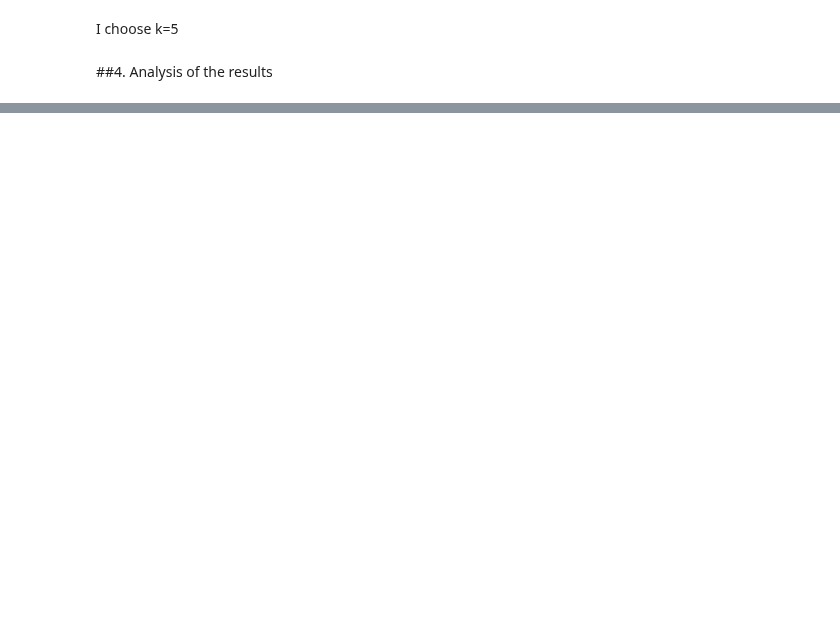
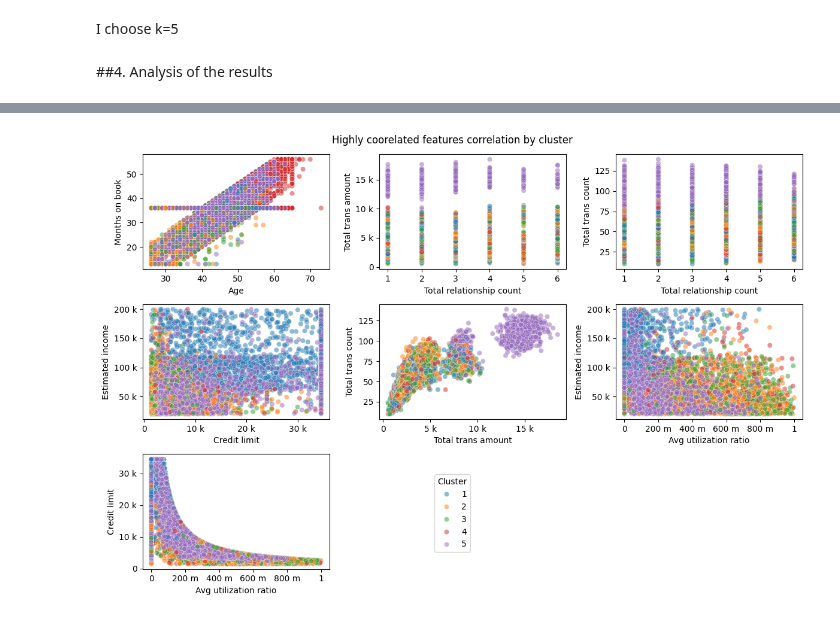
Before and after one commit to Krzesimir13/DataQuest, a Jupyter notebook: credit_card.ipynb, the cells around one changed output, grey strips where cells are left out. Saved outputs shown, nothing was run; the diff lists cells and outputs as text; code cells hidden in the pictures; blank space fills up the shorter version.

```diff
--- a/credit_card.ipynb
+++ b/credit_card.ipynb
@@ -257,0 +258,7 @@ plt.show()
+# %%
+pairs = corr.abs().unstack().reset_index()
+pairs.columns = ['x1', 'x2', 'value']
+
+correlated = pairs.query('x1 < x2 & abs(value) >= 0.2')\
+  .loc[:, ['x1', 'x2']].values.tolist()
+correlated
@@ -257,0 +273,29 @@ plt.show()
+# %%
+fig, axes = plt.subplots(3, 3, figsize=(12, 8))
+
+axes = axes.flat
+
+fig.suptitle('Highly coorelated features correlation by cluster')
+
+for i, col in enumerate(correlated):
+  sns.scatterplot(data=customers, x=correlated[i][0], y=correlated[i][1],
+                  hue='cluster', ax=axes[i],
+                  legend=(i==0), palette='tab10', alpha=0.5)
+  axes[i].set_xlabel(correlated[i][0].capitalize().replace('_', ' '))
+  axes[i].set_ylabel(correlated[i][1].capitalize().replace('_', ' '))
+  axes[i].xaxis.set_major_formatter(EngFormatter())
+  axes[i].yaxis.set_major_formatter(EngFormatter())
+
+for j in range(7, 9):
+    fig.delaxes(axes[j])
+
+handles, labels = axes[0].get_legend_handles_labels()
+axes[0].legend_.remove()
+
+fig.legend(handles, labels, loc='lower center', title='Cluster',
+           bbox_to_anchor=(0.5, 0.1))
+
+plt.tight_layout()
+plt.show()
+# %% [output]
+[figure, added]
```
Also changed, not shown: parts of 4 cells of this notebook.
